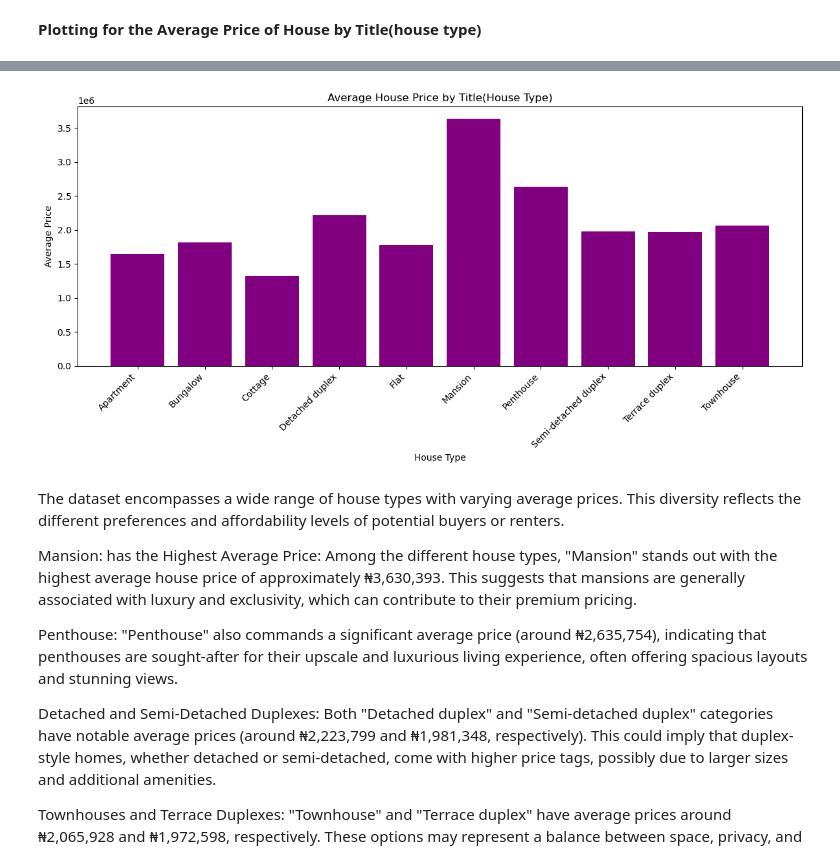
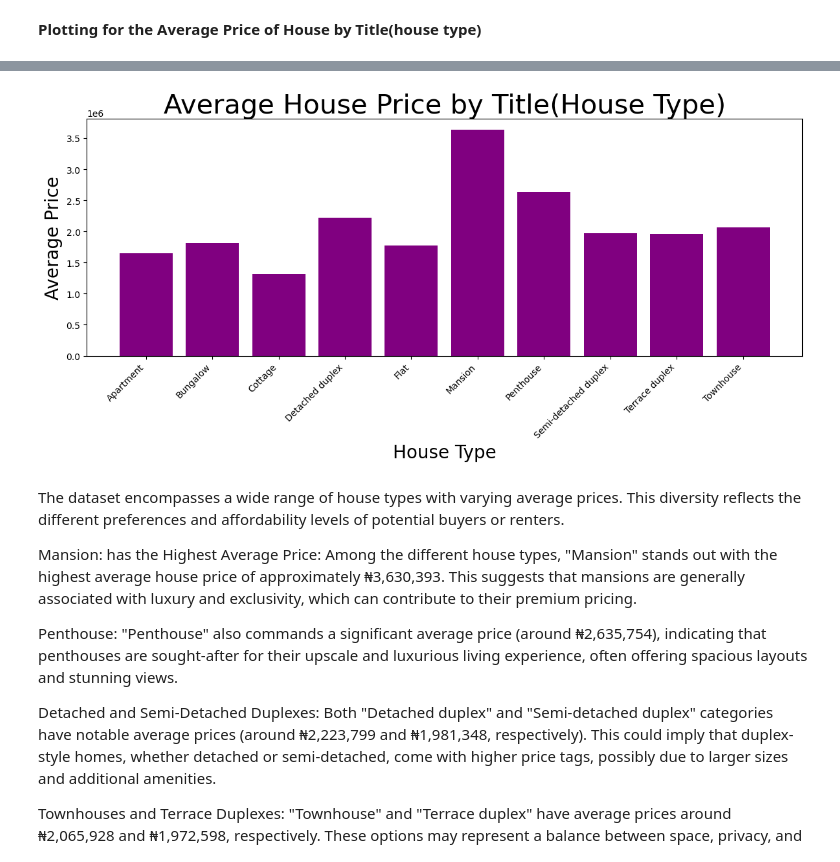
Before and after one commit to Cohdhed/Nigeria-House-Price-Prediction-DSN-Hackathon-, a Jupyter notebook: Nigeria House Price Prediction (DSN Hackathon).ipynb, the cells around one changed output, grey strips where cells are left out. Cells and saved outputs as stored; diff of their text form; code cells hidden in the pictures.

```diff
--- a/Nigeria House Price Prediction (DSN Hackathon).ipynb
+++ b/Nigeria House Price Prediction (DSN Hackathon).ipynb
@@ -426,20 +414,20 @@ fig.show()
-# %%
-# Group by 'title' and calculate the average house price for each title
-avg_price_by_title = train_df.groupby('title')['price'].mean().reset_index()
-avg_price_by_title.columns = ['House Type', 'Average_house_price']
-
-
-# Create the bar plot
-fig, ax = plt.subplots(figsize=(12, 6))
-ax.bar(avg_price_by_title['House Type'], avg_price_by_title['Average_house_price'], color='purple')
-ax.set_xticklabels(avg_price_by_title['House Type'], rotation=45, ha='right')
-ax.set_xlabel('House Type')
-ax.set_ylabel('Average Price')
-ax.set_title('Average House Price by Title(House Type)')
-plt.tight_layout()
-plt.show()
-# %% [output]
-[figure, removed]
+# %%
+# Group by 'title' and calculate the average house price for each title
+avg_price_by_title = train_df.groupby('title')['price'].mean().reset_index()
+avg_price_by_title.columns = ['House Type', 'Average_house_price']
+
+
+# Create the bar plot
+fig, ax = plt.subplots(figsize=(12, 6))
+ax.bar(avg_price_by_title['House Type'], avg_price_by_title['Average_house_price'], color='purple')
+ax.set_xticklabels(avg_price_by_title['House Type'], rotation=45, ha='right')
+ax.set_xlabel('House Type', fontsize=20)
+ax.set_ylabel('Average Price', fontsize=20)
+ax.set_title('Average House Price by Title(House Type)', fontsize=30)
+plt.tight_layout()
+plt.show()
+# %% [output]
+[figure, added]
 # %% [markdown]
 The dataset encompasses a wide range of house types with varying average prices. This diversity reflects the different preferences and affordability levels of potential buyers or renters.
 
```
Also changed, not shown: parts of 57 cells of this notebook.
